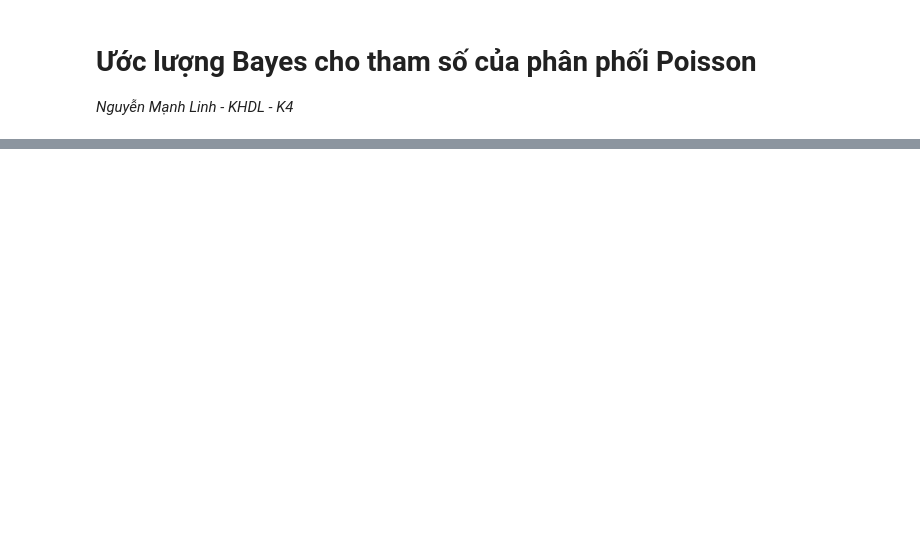
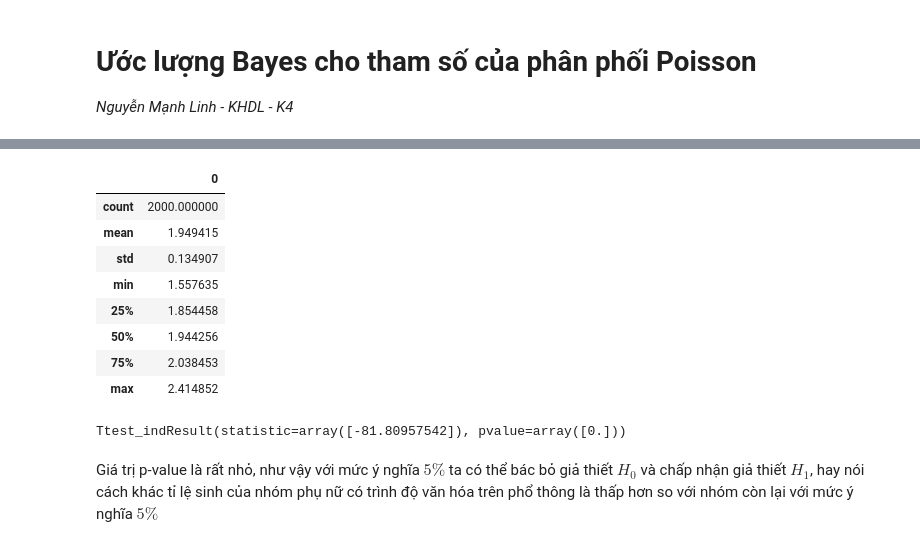
Before and after one commit to batman0911/social_stats, a Jupyter notebook: sfe/report.ipynb, the cells around one changed output, grey strips where cells are left out. Saved outputs shown, nothing was run; the diff lists cells and outputs as text; code cells hidden in the pictures; blank space fills up the shorter version.

```diff
--- a/sfe/report.ipynb
+++ b/sfe/report.ipynb
@@ -64,0 +286,12 @@ $$
+# %%
+lambda2_arr.describe()
+# %% [output]
+|  | 0 |
+| count | 2000.000000 |
+| mean | 1.949415 |
+| std | 0.134907 |
+| min | 1.557635 |
+| 25% | 1.854458 |
+| 50% | 1.944256 |
+| 75% | 2.038453 |
+| max | 2.414852 |
@@ -64,0 +302,6 @@ $$
+# %%
+print(result)
+# %% [output]
+Ttest_indResult(statistic=array([-81.80957542]), pvalue=array([0.]))
+# %% [markdown]
+Giá trị p-value là rất nhỏ, như vậy với mức ý nghĩa $5\%$ ta có thể bác bỏ giả thiết $H_0$ và chấp nhận giả thiết $H_1$, hay nói cách khác tỉ lệ sinh của nhóm phụ nữ có trình độ văn hóa trên phổ thông là thấp hơn so với nhóm còn lại với mức ý nghĩa $5\%$
```
Also changed, not shown: parts of 34 cells of this notebook, 5 other files.
